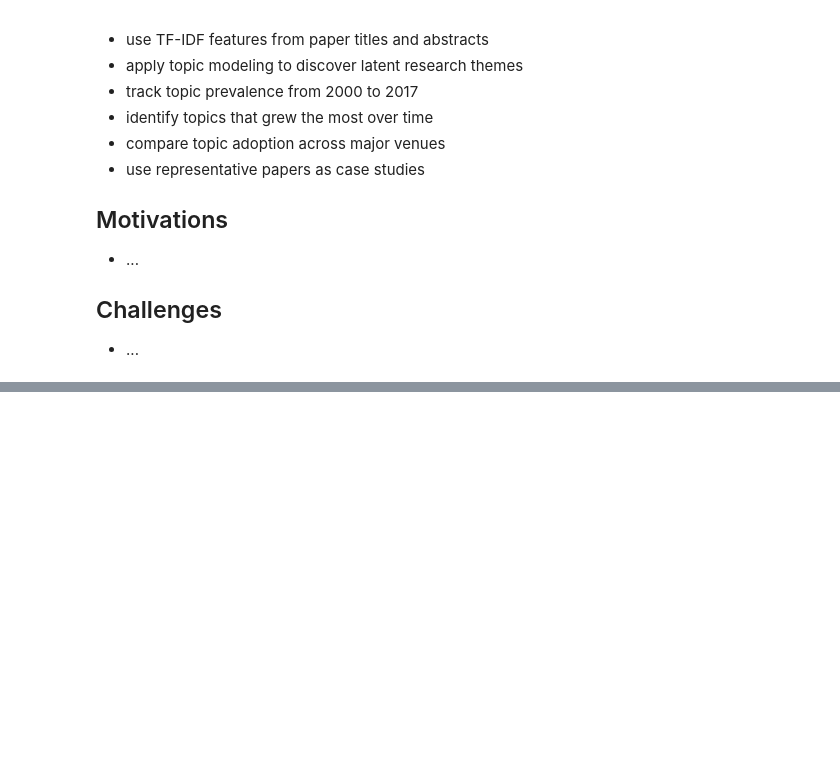
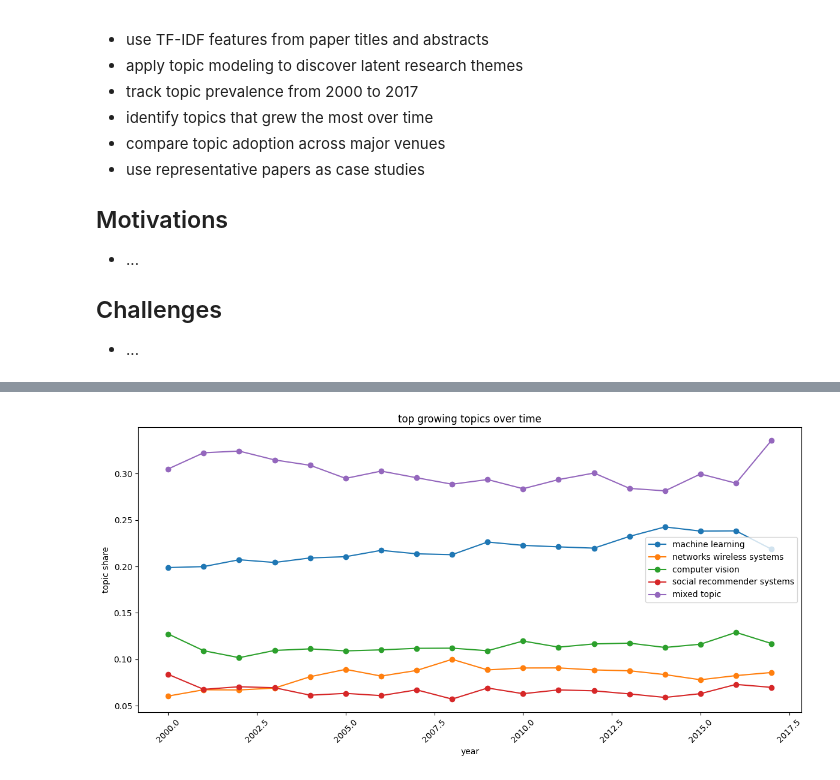
Before and after one commit to alesss-b/Data-Science-I-Group-Project, a Jupyter notebook: identifying_emerging_research_topics.ipynb, the cells around one changed output, grey strips where cells are left out. Drawn from its saved outputs; the diff is of its cells as text; code cells hidden in the pictures; blank space fills up the shorter version.

Commit message:
updated iendtifying emerging research topics

```diff
--- a/identifying_emerging_research_topics.ipynb
+++ b/identifying_emerging_research_topics.ipynb
@@ -86,14 +81,7 @@ def label_topic(top_words):
     else:
         return "mixed topic"
 # %%
-"""Load Data"""
-frames = []
-for file_index in range(4):
-    file_name = f'{ DATA_PATH }dblp-ref-{ file_index }.json'
-    print(f"Loading file { file_name } ({ file_index + 1 }/4)...")
-    frames.append(pd.DataFrame(read_json_lines(file_name)))
-
-print("Concatenating Data Frames...")
-papers = pd.concat(frames)
-papers
+"""load shared preprocessed data"""
+papers = pd.read_pickle("cleaned_dataset.pkl")
+papers.head()
 # %% [output]
@@ -214,0 +300,30 @@ topic_counts
+# %%
+"""plot growing topics"""
+top_growing_topics = (
+    topic_growth
+    .head(5)["topic_label"]
+    .tolist()
+)
+growth_plot_data = topic_by_year[
+    topic_by_year["topic_label"].isin(top_growing_topics)
+]
+plt.figure(figsize=(12, 6))
+for topic_label in top_growing_topics:
+    topic_line = growth_plot_data[
+        growth_plot_data["topic_label"] == topic_label
+    ]
+    plt.plot(
+        topic_line["year"],
+        topic_line["topic_share"],
+        marker="o",
+        label=topic_label
+    )
+plt.title("top growing topics over time")
+plt.xlabel("year")
+plt.ylabel("topic share")
+plt.legend()
+plt.xticks(rotation=45)
+plt.tight_layout()
+plt.show()
+# %% [output]
+[figure, added]
```
Also changed, not shown: parts of 27 cells of this notebook, 8 other files.
